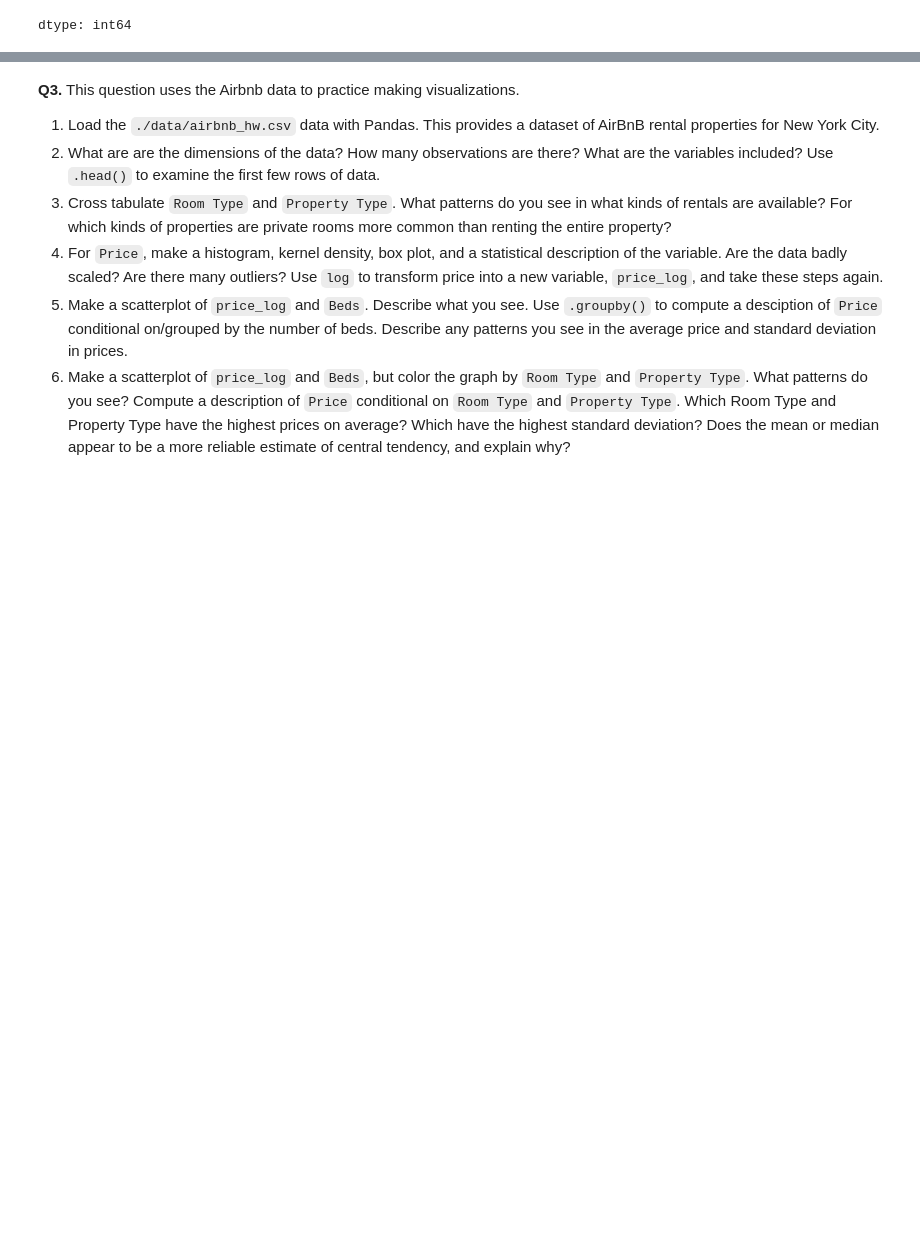
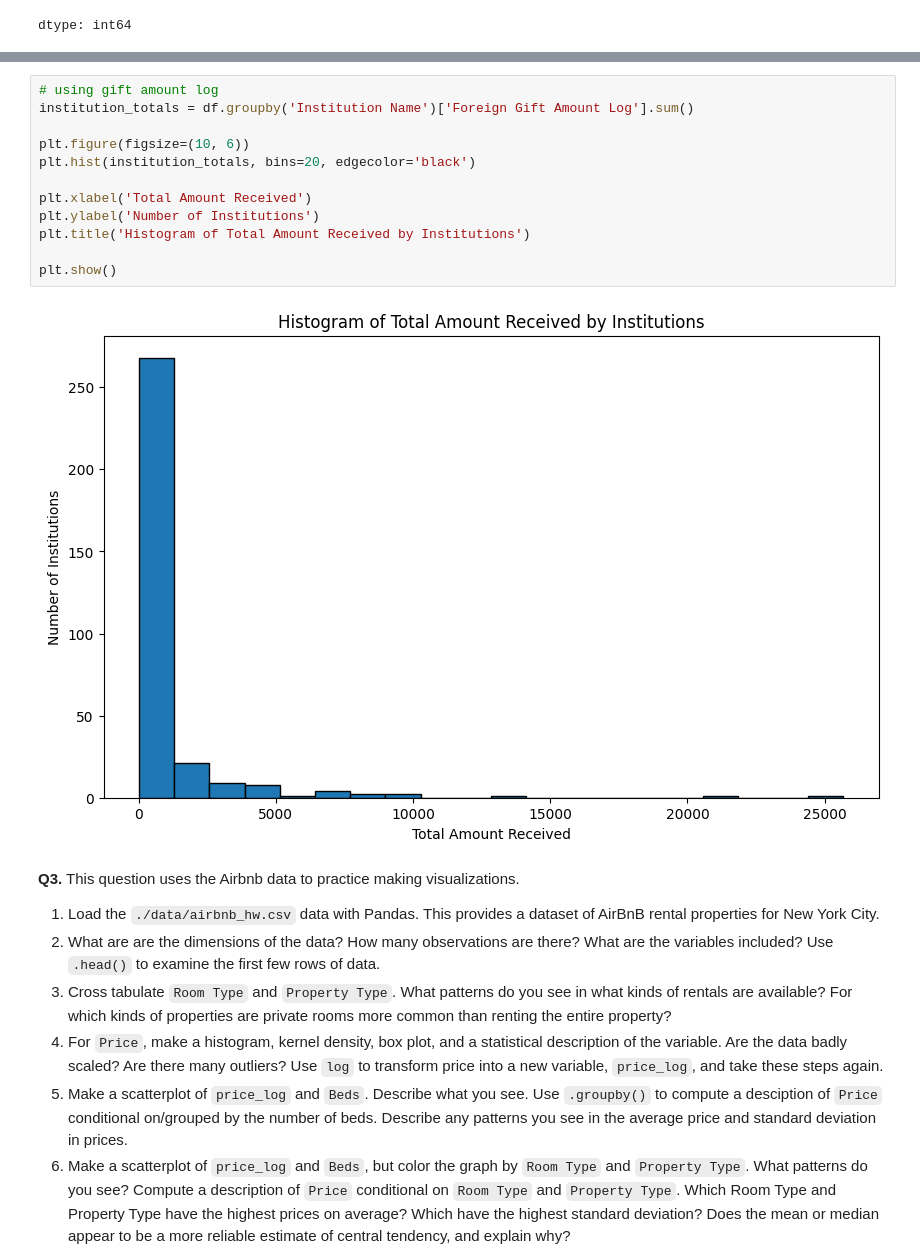
Before and after one commit to fwx5ax/EDA, a Jupyter notebook: assignment/assignment.ipynb, the cells around one changed output, grey strips where cells are left out. Drawn from its saved outputs; the diff is of its cells as text; blank space fills up the shorter version.

```diff
--- a/assignment/assignment.ipynb
+++ b/assignment/assignment.ipynb
@@ -201,6 +198,20 @@ plt.title('Histogram of Total Amount Received by Institutions')
 plt.show()
 # %% [output]
 [figure]
+# %%
+# using gift amount log
+institution_totals = df.groupby('Institution Name')['Foreign Gift Amount Log'].sum()
+
+plt.figure(figsize=(10, 6))
+plt.hist(institution_totals, bins=20, edgecolor='black')
+
+plt.xlabel('Total Amount Received')
+plt.ylabel('Number of Institutions')
+plt.title('Histogram of Total Amount Received by Institutions')
+
+plt.show()
+# %% [output]
+[figure, added]
 # %% [markdown]
 **Q3.** This question uses the Airbnb data to practice making visualizations.
 
```
Also changed, not shown: parts of 2 cells of this notebook.
